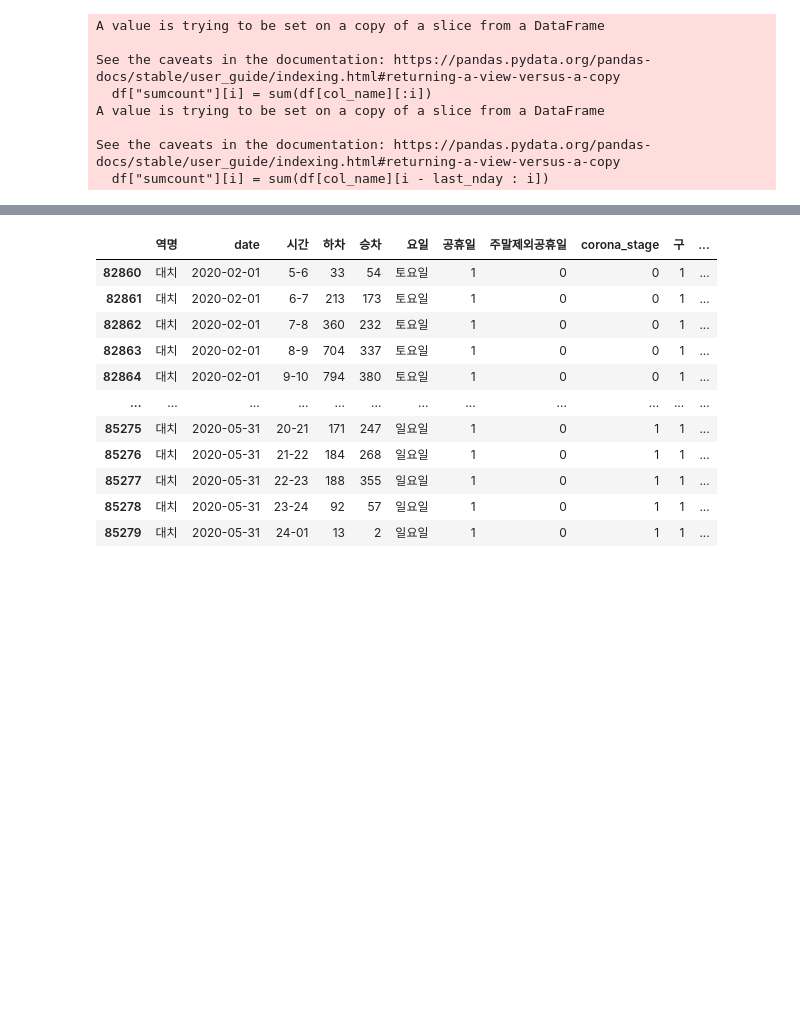
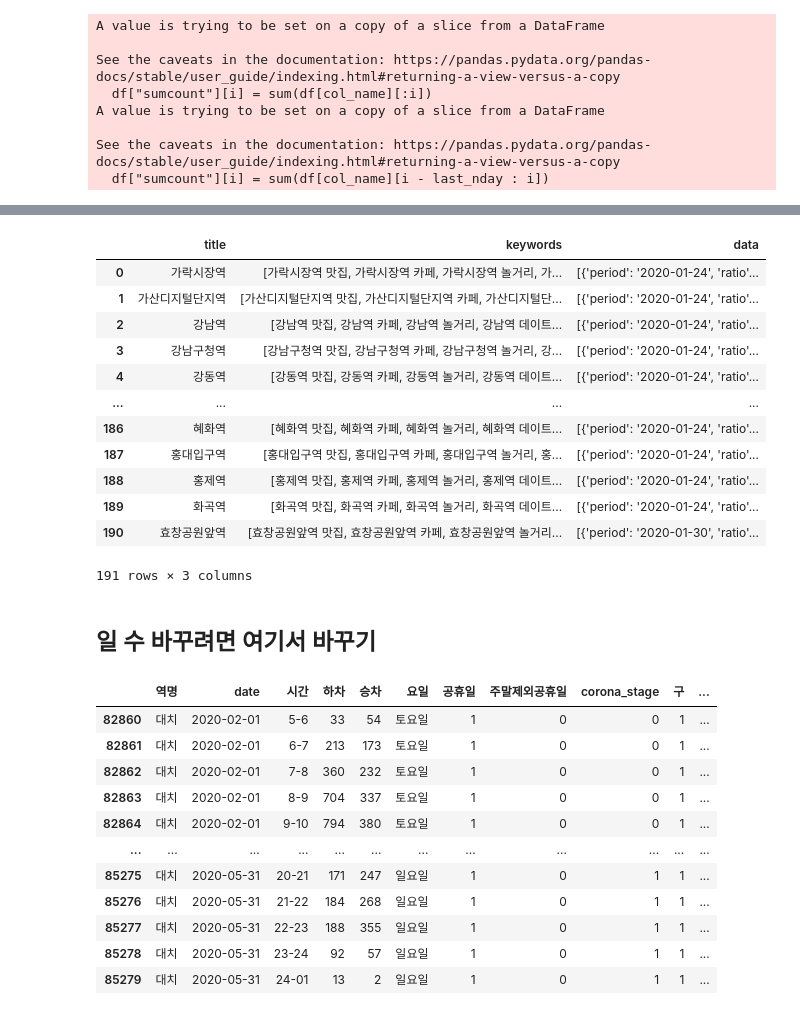
Before and after one commit to Changyoon-Lee/big_contest, a Jupyter notebook: modeling/datamerging.ipynb, the cells around one changed output, grey strips where cells are left out. Saved outputs shown, nothing was run; the diff lists cells and outputs as text; code cells hidden in the pictures; blank space fills up the shorter version.

```diff
--- a/modeling/datamerging.ipynb
+++ b/modeling/datamerging.ipynb
@@ -142,0 +179,18 @@ df_3_temp = deepcopy(df_3)
+# %%
+df_3_temp.reset_index(drop=True, inplace=True)
+# %%
+df_3_temp
+# %% [output]
+|  | title | keywords | data |
+| 0 | 가락시장역 | [가락시장역 맛집, 가락시장역 카페, 가락시장역 놀거리, 가... | [{'period': '2020-01-24', 'ratio'... |
+| 1 | 가산디지털단지역 | [가산디지털단지역 맛집, 가산디지털단지역 카페, 가산디지털단... | [{'period': '2020-01-24', 'ratio'... |
+| 2 | 강남역 | [강남역 맛집, 강남역 카페, 강남역 놀거리, 강남역 데이트... | [{'period': '2020-01-24', 'ratio'... |
+| 3 | 강남구청역 | [강남구청역 맛집, 강남구청역 카페, 강남구청역 놀거리, 강... | [{'period': '2020-01-24', 'ratio'... |
+| 4 | 강동역 | [강동역 맛집, 강동역 카페, 강동역 놀거리, 강동역 데이트... | [{'period': '2020-01-24', 'ratio'... |
+| ... | ... | ... | ... |
+| 186 | 혜화역 | [혜화역 맛집, 혜화역 카페, 혜화역 놀거리, 혜화역 데이트... | [{'period': '2020-01-24', 'ratio'... |
+| 187 | 홍대입구역 | [홍대입구역 맛집, 홍대입구역 카페, 홍대입구역 놀거리, 홍... | [{'period': '2020-01-24', 'ratio'... |
+| 188 | 홍제역 | [홍제역 맛집, 홍제역 카페, 홍제역 놀거리, 홍제역 데이트... | [{'period': '2020-01-24', 'ratio'... |
+| 189 | 화곡역 | [화곡역 맛집, 화곡역 카페, 화곡역 놀거리, 화곡역 데이트... | [{'period': '2020-01-24', 'ratio'... |
+| 190 | 효창공원앞역 | [효창공원앞역 맛집, 효창공원앞역 카페, 효창공원앞역 놀거리... | [{'period': '2020-01-30', 'ratio'... |
+191 rows × 3 columns
@@ -142,0 +210,2 @@ df_3_temp = deepcopy(df_3)
+# %% [markdown]
+## 일 수 바꾸려면 여기서 바꾸기
```
Also changed, not shown: parts of 9 cells of this notebook, 2 other files.
